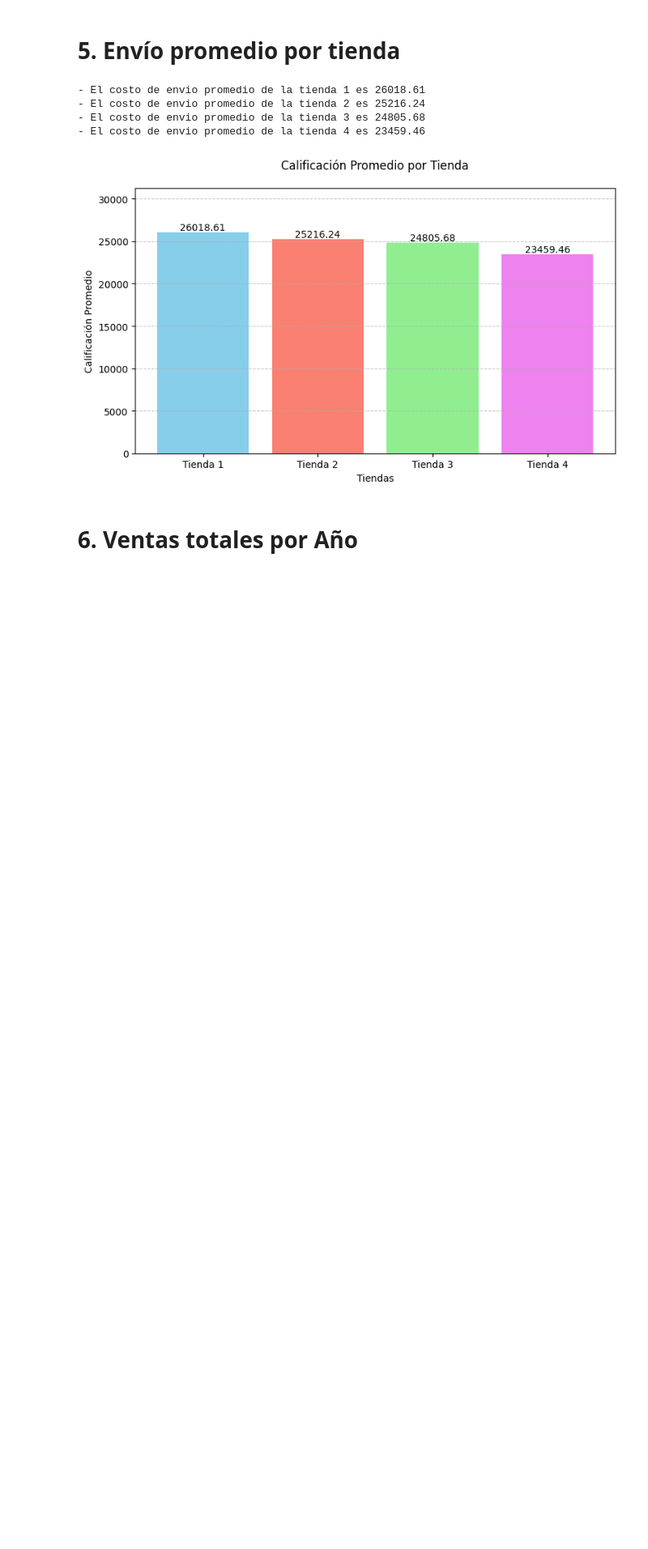
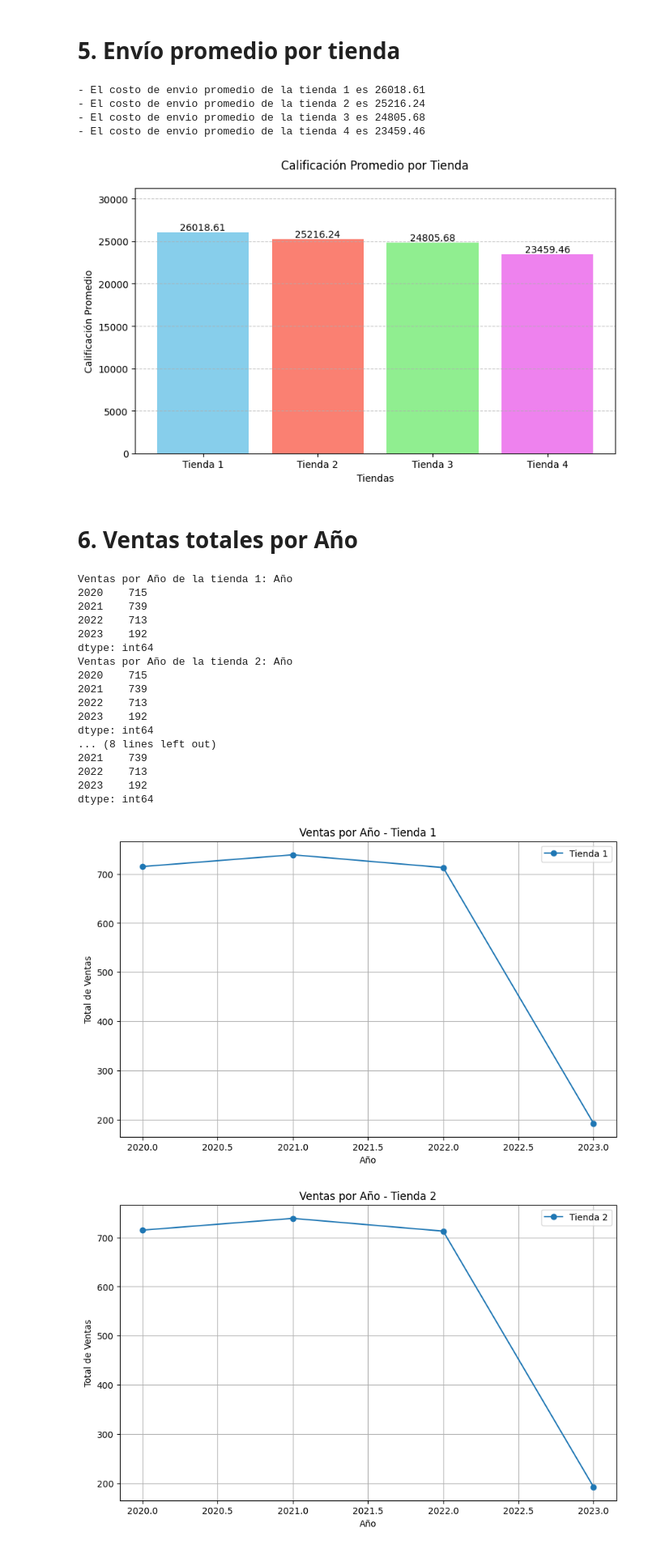
Before and after one commit to yerko33/AluraStore_Latam, a Jupyter notebook: AluraStoreLatam.ipynb, the cells around one changed output. Shown: that part at 81% size. Saved outputs shown, nothing was run; the diff lists cells and outputs as text; code cells hidden in the pictures; blank space fills up the shorter version.

Commit message:
Creación de sección ventas por año

```diff
--- a/AluraStoreLatam.ipynb
+++ b/AluraStoreLatam.ipynb
@@ -389,3 +408,64 @@ plt.show()
 [figure]
 # %% [markdown]
 # 6. Ventas totales por Año
+# %%
+from datetime import datetime
+from collections import defaultdict
+
+def contar_ventas_por_año(tienda_1):
+  # Asegurarte de que la columna sea tipo datetime
+  tienda_1['Fecha de Compra'] = pd.to_datetime(tienda_1['Fecha de Compra'], format='%d/%m/%Y', errors='coerce')
+  # Extraer el año en una nueva columna
+  tienda['Año'] = tienda['Fecha de Compra'].dt.year
+  # Agrupar por año y contar cuántas ventas hay en cada uno
+  ventas_por_año = tienda.groupby('Año').size()
+
+  return ventas_por_año
+
+ventas_por_año_tienda1 = contar_ventas_por_año(tienda)
+ventas_por_año_tienda2 = contar_ventas_por_año(tienda2)
+ventas_por_año_tienda3 = contar_ventas_por_año(tienda3)
+ventas_por_año_tienda4 = contar_ventas_por_año(tienda4)
+
+
+print(f'Ventas por Año de la tienda 1: {ventas_por_año_tienda1}')
+print(f'Ventas por Año de la tienda 2: {ventas_por_año_tienda2}')
+print(f'Ventas por Año de la tienda 3: {ventas_por_año_tienda3}')
+print(f'Ventas por Año de la tienda 4: {ventas_por_año_tienda4}')
+
+# Función para graficar las ventas por año de una tienda
+def graficar_ventas_por_año(ventas_por_año, nombre_tienda):
+    plt.figure(figsize=(10, 6))
+    plt.plot(ventas_por_año.index, ventas_por_año.values, marker='o', linestyle='-', label=nombre_tienda)
+    plt.title(f'Ventas por Año - {nombre_tienda}')
+    plt.xlabel('Año')
+    plt.ylabel('Total de Ventas')
+    plt.grid(True)
+    plt.legend()
+    plt.show()
+
+# Llamar a la función para cada tienda
+graficar_ventas_por_año(ventas_por_año_tienda1, 'Tienda 1')
+graficar_ventas_por_año(ventas_por_año_tienda2, 'Tienda 2')
+graficar_ventas_por_año(ventas_por_año_tienda3, 'Tienda 3')
+graficar_ventas_por_año(ventas_por_año_tienda4, 'Tienda 4')
+# %% [output]
+Ventas por Año de la tienda 1: Año
+2020    715
+2021    739
+2022    713
+2023    192
+dtype: int64
+Ventas por Año de la tienda 2: Año
+2020    715
+2021    739
+2022    713
+2023    192
+dtype: int64
+... (8 lines left out)
+2021    739
+2022    713
+2023    192
+dtype: int64
+[figure, added]
+[figure, added]
```
Also changed, not shown: parts of 5 cells of this notebook.
